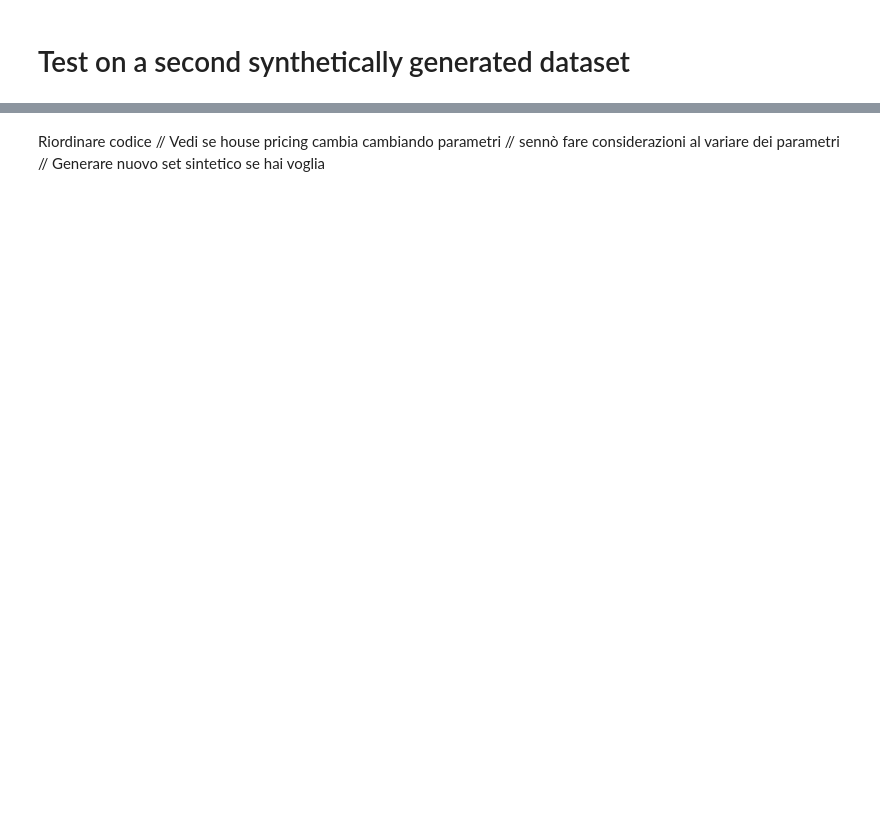
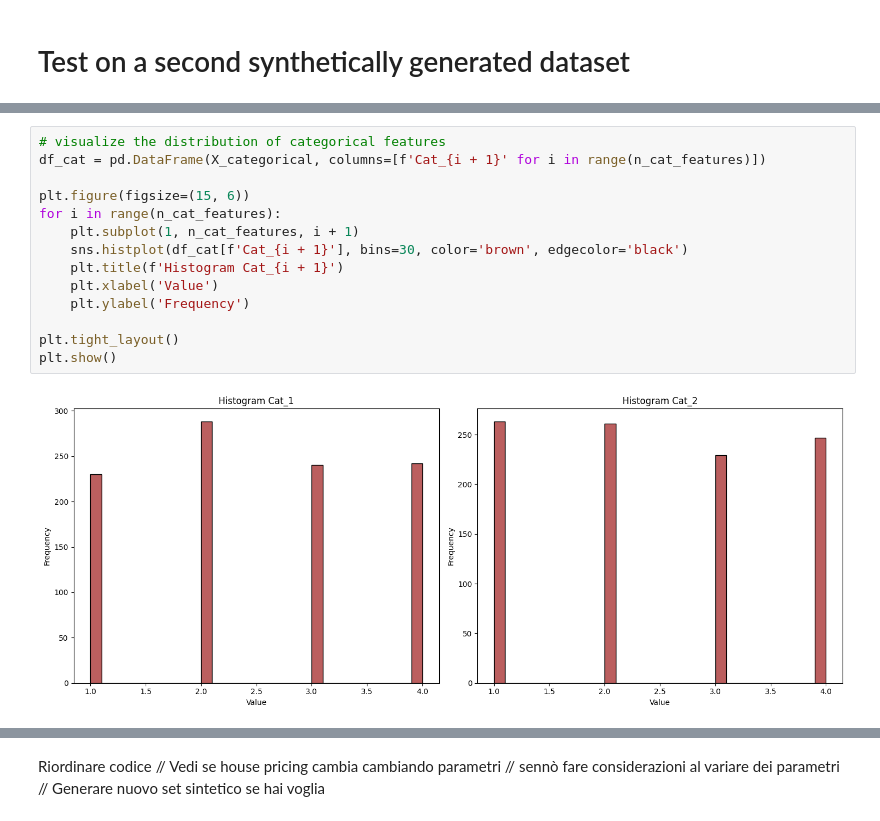
Before and after one commit to tommasomartinelli/Lasso_Admm, a Jupyter notebook: Lasso/NuovaProva/Lasso_SPOBD.ipynb, the cells around one changed output, grey strips where cells are left out. Drawn from its saved outputs; the diff is of its cells as text; blank space fills up the shorter version.

```diff
--- a/Lasso/NuovaProva/Lasso_SPOBD.ipynb
+++ b/Lasso/NuovaProva/Lasso_SPOBD.ipynb
@@ -413,0 +416,16 @@ plt.show()
+# %%
+# visualize the distribution of categorical features
+df_cat = pd.DataFrame(X_categorical, columns=[f'Cat_{i + 1}' for i in range(n_cat_features)])
+
+plt.figure(figsize=(15, 6))
+for i in range(n_cat_features):
+    plt.subplot(1, n_cat_features, i + 1)
+    sns.histplot(df_cat[f'Cat_{i + 1}'], bins=30, color='brown', edgecolor='black')
+    plt.title(f'Histogram Cat_{i + 1}')
+    plt.xlabel('Value')
+    plt.ylabel('Frequency')
+
+plt.tight_layout()
+plt.show()
+# %% [output]
+[figure, added]
```
Also changed, not shown: parts of 32 cells of this notebook.
